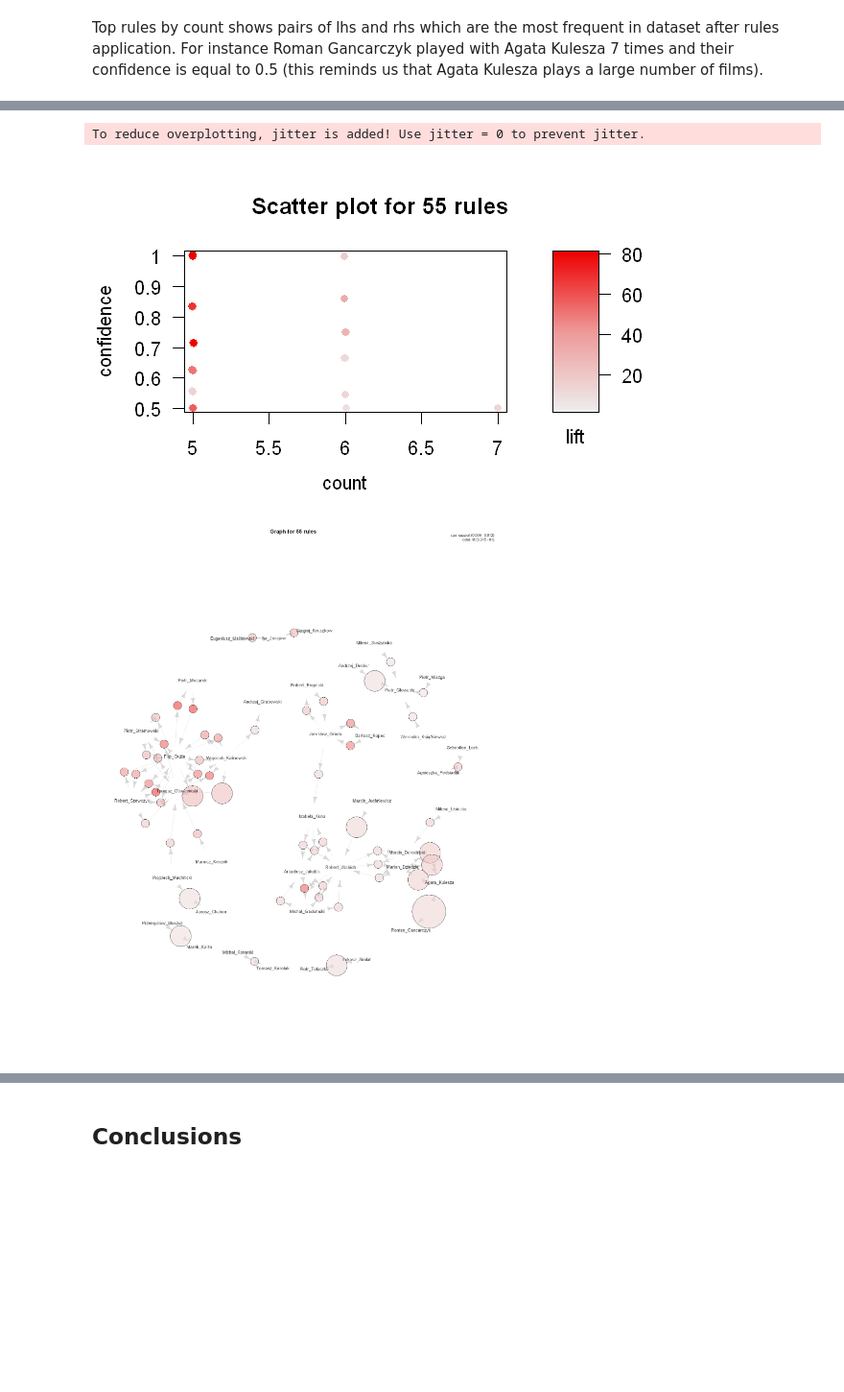
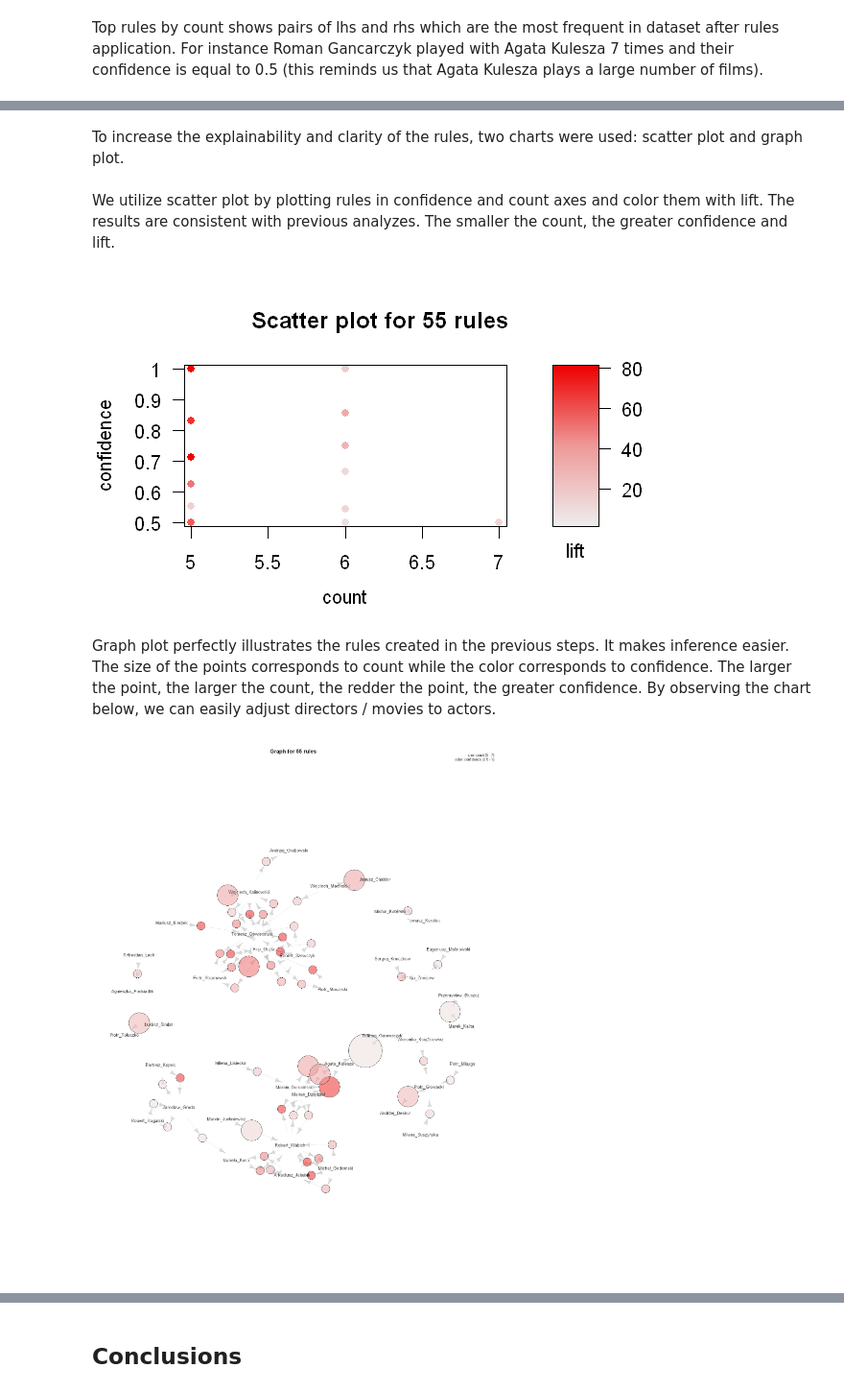
Before and after one commit to michaelwozniak/paper_ul3_wozniak_wrzesinski, a Jupyter notebook: paper_ul3_wozniak_wrzesinski.ipynb, the cells around one changed output, grey strips where cells are left out. Shown at 96% size. Cells and saved outputs as stored; diff of their text form; code cells hidden in the pictures; blank space fills up the shorter version.

```diff
--- a/paper_ul3_wozniak_wrzesinski.ipynb
+++ b/paper_ul3_wozniak_wrzesinski.ipynb
@@ -568,11 +568,16 @@ We chose two plots which will be helpful
+# %% [markdown]
+To increase the explainability and clarity of the rules, two charts were used: scatter plot and graph plot.
+# %% [markdown]
+We utilize scatter plot by plotting rules in confidence and count axes and color them with lift. The results are consistent with previous analyzes. The smaller the count, the greater confidence and lift.
 # %%
 options(repr.plot.width=5, repr.plot.height=3)
-plot(rules_main, measure=c("count", "confidence"), shading="lift", interactive=FALSE)
+plot(rules_main, measure=c("count", "confidence"), shading="lift", interactive=FALSE,jitter = 0)
 # %% [output]
-To reduce overplotting, jitter is added! Use jitter = 0 to prevent jitter.
 [figure]
+# %% [markdown]
+Graph plot perfectly illustrates the rules created in the previous steps. It makes inference easier. The size of the points corresponds to count while the color corresponds to confidence. The larger the point, the larger the count, the redder the point, the greater confidence. By observing the chart below, we can easily adjust directors / movies to actors.
 # %%
 options(repr.plot.width=15, repr.plot.height=20)
-plot(rules_main, method="graph")
+plot(rules_main, method="graph",shading="confidence",measure ="count")
 # %% [output]
-[figure, old version]
+[figure, new version]
```
Also changed, not shown: parts of 27 cells of this notebook.
